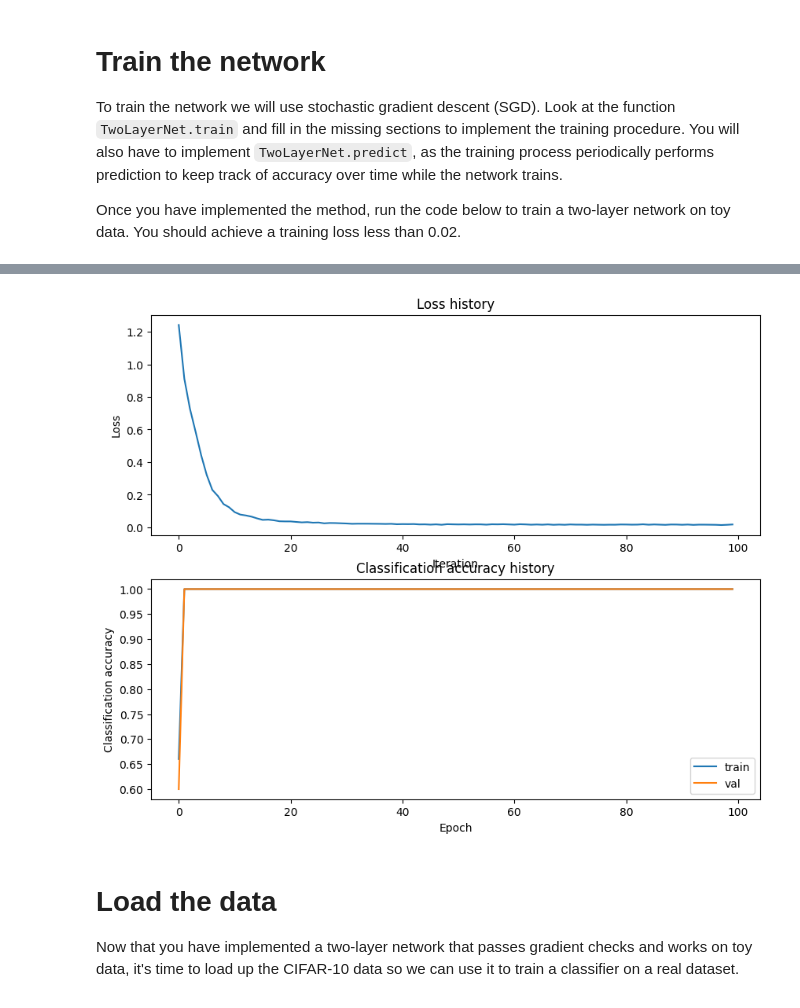
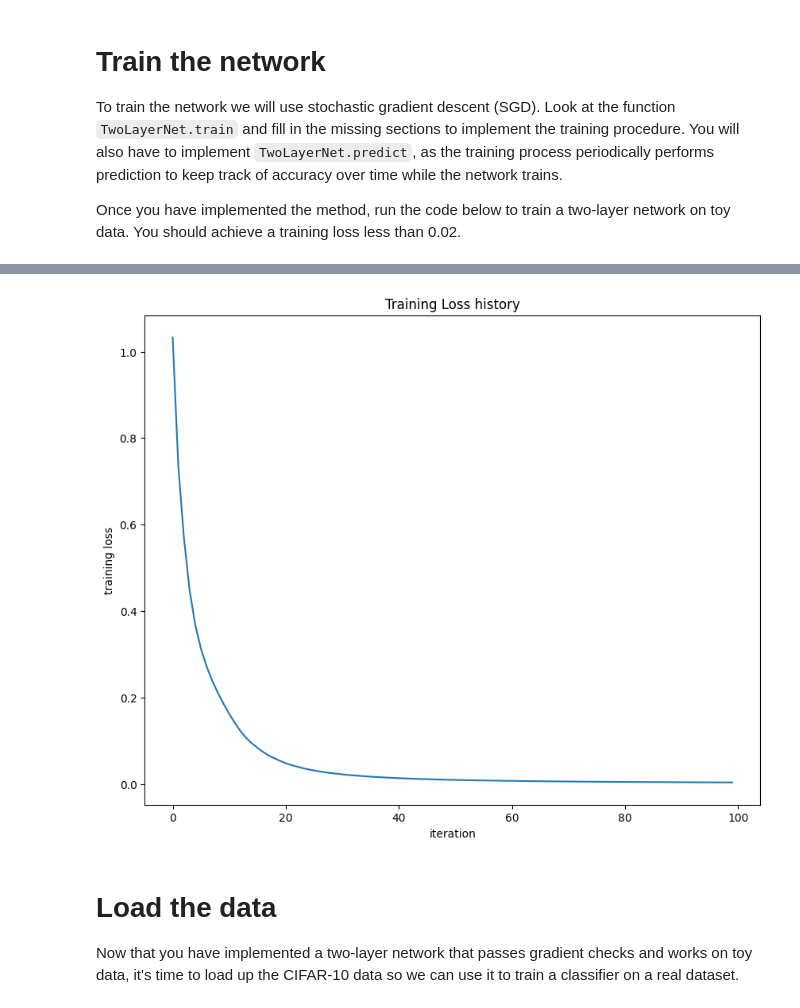
Before and after one commit to SunnyYYLin/mlp_scratch, a Jupyter notebook: main.ipynb, the cells around one changed output, grey strips where cells are left out. Cells and saved outputs as stored; diff of their text form; code cells hidden in the pictures.

Commit message:
Update function to handle edge cases

```diff
--- a/main.ipynb
+++ b/main.ipynb
@@ -39,13 +39,13 @@ num_classes = 3
 num_inputs = 5
 
 def init_toy_model():
-    np.random.seed(0)
+    torch.random.manual_seed(0)
     return TwoLayerNet(input_size, hidden_size, num_classes, std=1e-1)
 
 def init_toy_data():
-    np.random.seed(1)
-    X = 10 * np.random.randn(num_inputs, input_size)
-    y = np.array([0, 1, 2, 2, 1])
+    torch.random.manual_seed(1)
+    X = 10 * torch.randn(num_inputs, input_size)
+    y = torch.tensor([0, 1, 2, 2, 1])
     return X, y
 
 net = init_toy_model()
@@ -131,25 +139,15 @@ Once you have implemented the method, run the code below to train a two-layer ne
 # %%
 net = init_toy_model()
 stats = net.train(X, y, X, y,
-            learning_rate=1e-1, reg=5e-6,
-            num_iters=100, verbose=False)
+            learning_rate=1e-1, reg=0,
+            num_iters=100, verbose=True)
 
 print('Final training loss: ', stats['loss_history'][-1])
 
 # plot the loss history
-# Plot the loss function and train / validation accuracies
-plt.subplot(2, 1, 1)
 plt.plot(stats['loss_history'])
-plt.title('Loss history')
-plt.xlabel('Iteration')
-plt.ylabel('Loss')
-
-plt.subplot(2, 1, 2)
-plt.plot(stats['train_acc_history'], label='train')
-plt.plot(stats['val_acc_history'], label='val')
-plt.title('Classification accuracy history')
-plt.xlabel('Epoch')
-plt.ylabel('Classification accuracy')
-plt.legend()
+plt.xlabel('iteration')
+plt.ylabel('training loss')
+plt.title('Training Loss history')
 plt.show()
 # %% [output]
@@ -157,4 +155,4 @@ Final training loss:  0.017149607938732093
-[figure, old version]
+[figure, new version]
 # %% [markdown]
 # Load the data
 Now that you have implemented a two-layer network that passes gradient checks and works on toy data, it's time to load up the CIFAR-10 data so we can use it to train a classifier on a real dataset.
```
Also changed, not shown: parts of 14 cells of this notebook, 3 other files.
